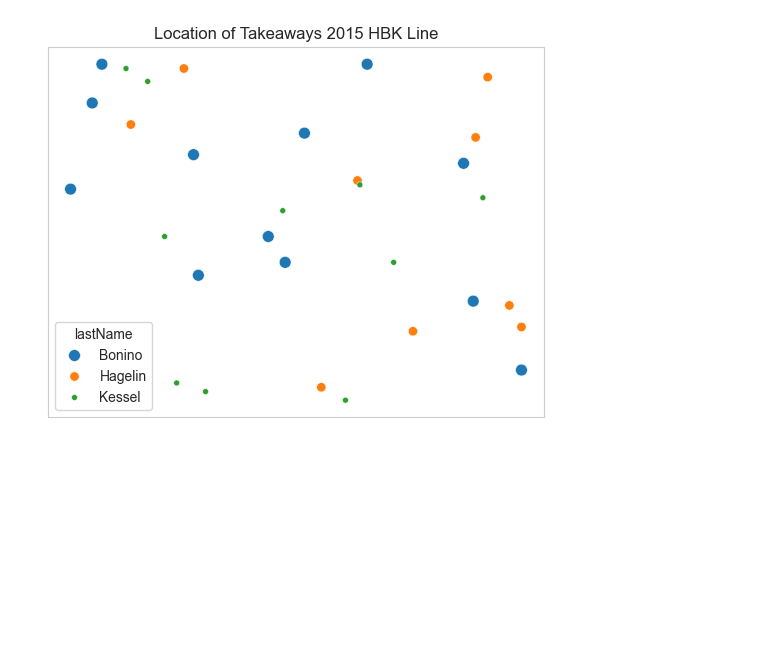
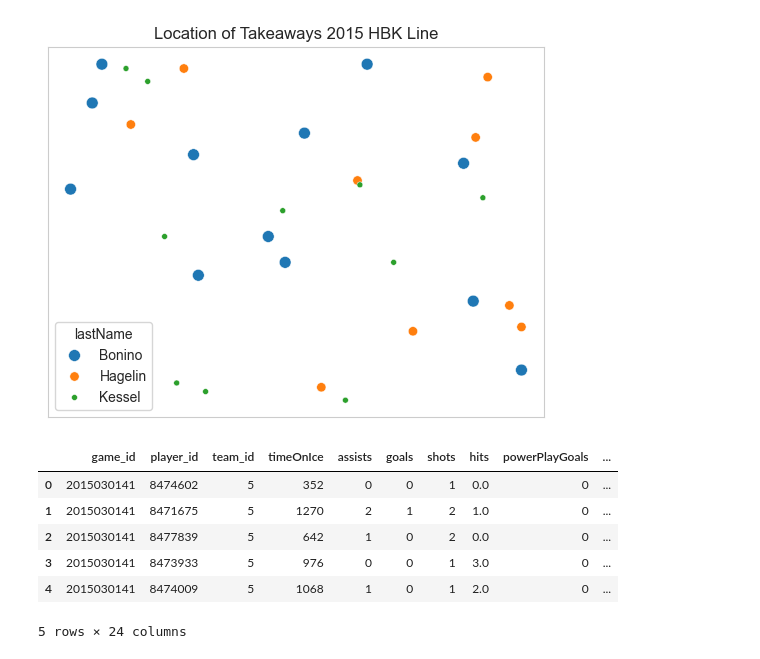
Before and after one commit to boncz/PenguinsHockeyAnalysis, a Jupyter notebook: PensPlayoffAnalysis.ipynb, the cells around one changed output. Cells and saved outputs as stored; diff of their text form; code cells hidden in the pictures; blank space fills up the shorter version.

```diff
--- a/PensPlayoffAnalysis.ipynb
+++ b/PensPlayoffAnalysis.ipynb
@@ -194,0 +212,10 @@ for event in events:
+# %%
+pens_201516_playoff_skater_stats_df.head()
+# %% [output]
+|  | game_id | player_id | team_id | timeOnIce | assists | goals | shots | hits | powerPlayGoals | ... |
+| 0 | 2015030141 | 8474602 | 5 | 352 | 0 | 0 | 1 | 0.0 | 0 | ... |
+| 1 | 2015030141 | 8471675 | 5 | 1270 | 2 | 1 | 2 | 1.0 | 0 | ... |
+| 2 | 2015030141 | 8477839 | 5 | 642 | 1 | 0 | 2 | 0.0 | 0 | ... |
+| 3 | 2015030141 | 8473933 | 5 | 976 | 0 | 0 | 1 | 3.0 | 0 | ... |
+| 4 | 2015030141 | 8474009 | 5 | 1068 | 1 | 0 | 1 | 2.0 | 0 | ... |
+5 rows × 24 columns
```
Also changed, not shown: parts of 5 cells of this notebook.
